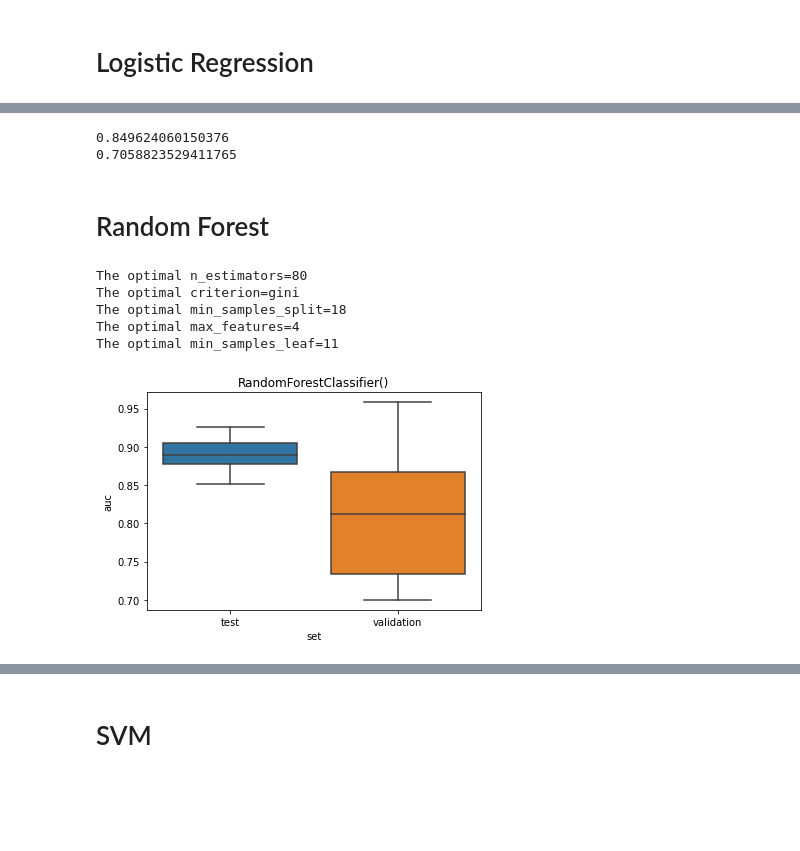
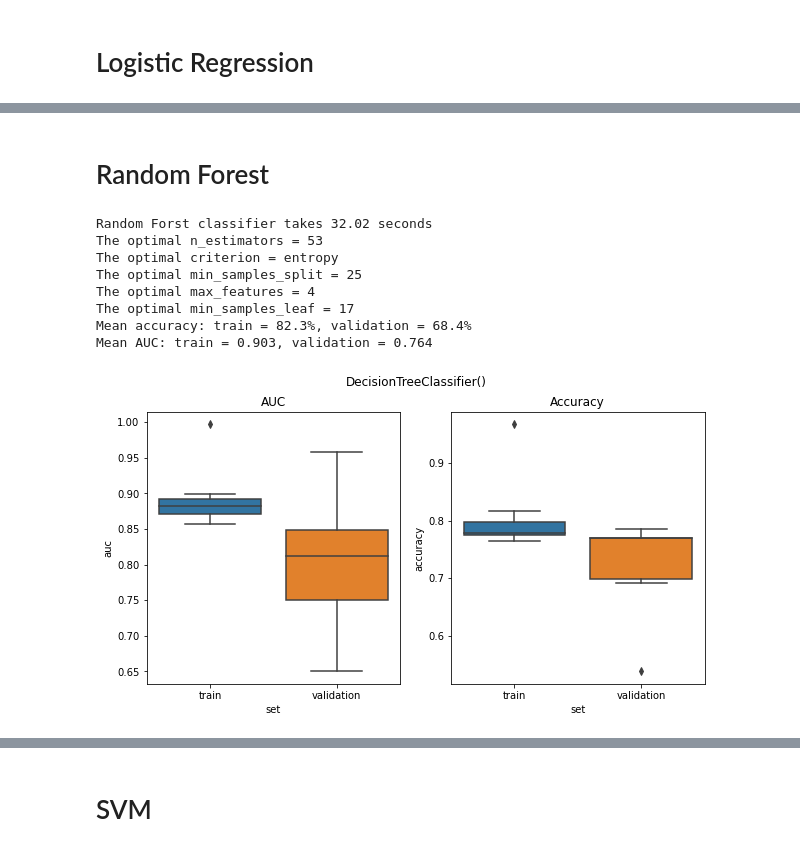
Before and after one commit to naomiverkerk/TM10007, a Jupyter notebook: Okedezefile.ipynb, the cells around one changed output, grey strips where cells are left out. Cells and saved outputs as stored; diff of their text form; code cells hidden in the pictures; blank space fills up the shorter version.

```diff
--- a/Okedezefile.ipynb
+++ b/Okedezefile.ipynb
@@ -170,8 +272,8 @@ Y_test = scaler.transform(Y_test)
 ## PCA
 pca = decomposition.PCA(n_components=0.99, svd_solver= 'full')
 pca.fit(X_train)
-X_train_final = pca.transform(X_train)
-X_test_final = pca.transform(X_test)
+X_train = pca.transform(X_train)
+X_test = pca.transform(X_test)
 explained_variance = np.cumsum(pca.explained_variance_ratio_)
 print(explained_variance)
 # %% [output]
@@ -463,95 +516,69 @@ Text(0.5, 1.0, 'LogisticRegression()')
-# %%
-import warnings
-warnings.filterwarnings("ignore")
-clf = clf_list[2]
-parameters = parameters_list[2]
-randomized_search = RandomizedSearchCV(clf, parameters, cv=cv_5fold, scoring='roc_auc', n_iter = 10)
-randomized_search.fit(X_train_final, Y_train)
-
-# Get resulting classifier
-clf = randomized_search.best_estimator_
-
-# Test the classifier on the train data
-
-print(clf.score(X_train_final, Y_train))
-
-print(clf.score(X_test_final, Y_test))
-# %% [output]
-0.849624060150376
-0.7058823529411765
 # %% [markdown]
 # Random Forest
 # %%
+start = time()
 results = []
-for train_index, validation_index, in cv_10fold.split(X_train_final, Y_train):
+for train_index, validation_index, in cv_10fold.split(X_train, Y_train):
 
-    X_train_CV = X_train_final[train_index]
+    X_train_CV = X_train[train_index]
     Y_train_CV = Y_train[train_index]
 
-    X_validation_CV = X_train_final[validation_index]
+    X_validation_CV = X_train[validation_index]
     Y_validation_CV = Y_train[validation_index]
 
     clf = clf_list[3]
     parameters = parameters_list[3]
-    randomized_search = RandomizedSearchCV(clf, parameters, cv=cv_5fold, scoring='roc_auc', n_iter = 10)
+    randomized_search = RandomizedSearchCV(clf, parameters, cv=cv_5fold, scoring='accuracy', n_iter = 10)
     randomized_search.fit(X_train_CV, Y_train_CV)
 
     # Get resulting classifier
     clf = randomized_search.best_estimator_
 
     # Test the classifier on the train data
+    accuracy = clf.score(X_train_CV,Y_train_CV)
     probabilities = clf.predict_proba(X_train_CV)
     scores = probabilities[:, 1]
+    auc = metrics.roc_auc_score(Y_train_CV, scores)
 
-    # Get the auc
-    auc = metrics.roc_auc_score(Y_train_CV, scores)
     results.append({
         'auc': auc,
+        'accuracy': accuracy,
         "criterion": clf.criterion,
         "min_samples_split": clf.min_samples_split,
         "max_features": clf.max_features,
         "min_samples_leaf": clf.min_samples_leaf,
         "n_estimators" : clf.n_estimators,
-        'set': 'test'
+        'set': 'train'
     })
 
     # Test the classifier on the validation data
+    accuracy_validation = clf.score(X_validation_CV,Y_validation_CV)
     probabilities_validation = clf.predict_proba(X_validation_CV)
     scores_validation = probabilities_validation[:, 1]
+    auc_validation = metrics.roc_auc_score(Y_validation_CV, scores_validation)
 
-    # Get the auc
-    auc_validation = metrics.roc_auc_score(Y_validation_CV, scores_validation)
     results.append({
         'auc': auc_validation,
+        'accuracy': accuracy_validation,
         "criterion": clf.criterion,
         "min_samples_split": clf.min_samples_split,
         "max_features": clf.max_features,
         "min_samples_leaf": clf.min_samples_leaf,
         "n_estimators" : clf.n_estimators,
         'set': 'validation'
 
     })
 
-
-
-#Create results dataframe and plot it
-results = pd.DataFrame(results)
-sns.boxplot(y='auc', x='set', data=results).set_title(f'{clf_list[3]}')
-
-optimal_parameter = []
-parameter_keys = list(parameters.keys())
-
-for item in parameter_keys:
-    best_item = []
-    for i in list(range(0,10,2)):
-        best_item.append(results[item][i])
-
-    optimal_parameter.append(statistics.median(best_item))
-    print(f"The optimal {item}={optimal_parameter[-1]}")
+z = round((time() - start),2)
+print(f"Random Forst classifier takes {z} seconds")
+results_rf = results_plot(results,1)
 # %% [output]
-The optimal n_estimators=80
-The optimal criterion=gini
-The optimal min_samples_split=18
-The optimal max_features=4
-The optimal min_samples_leaf=11
+Random Forst classifier takes 32.02 seconds
+The optimal n_estimators = 53
+The optimal criterion = entropy
+The optimal min_samples_split = 25
+The optimal max_features = 4
+The optimal min_samples_leaf = 17
+Mean accuracy: train = 82.3%, validation = 68.4%
+Mean AUC: train = 0.903, validation = 0.764
-[figure, old version]
+[figure, new version]
```
Also changed, not shown: parts of 20 cells of this notebook.
